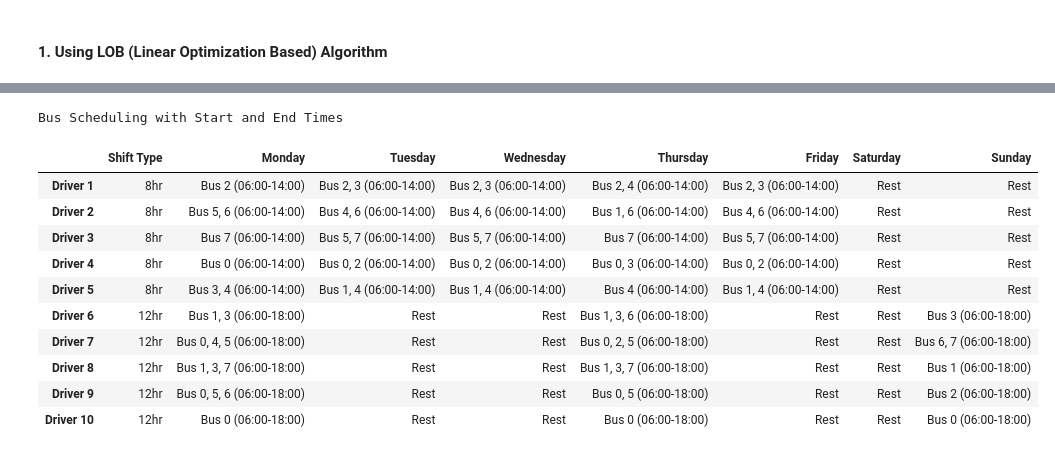
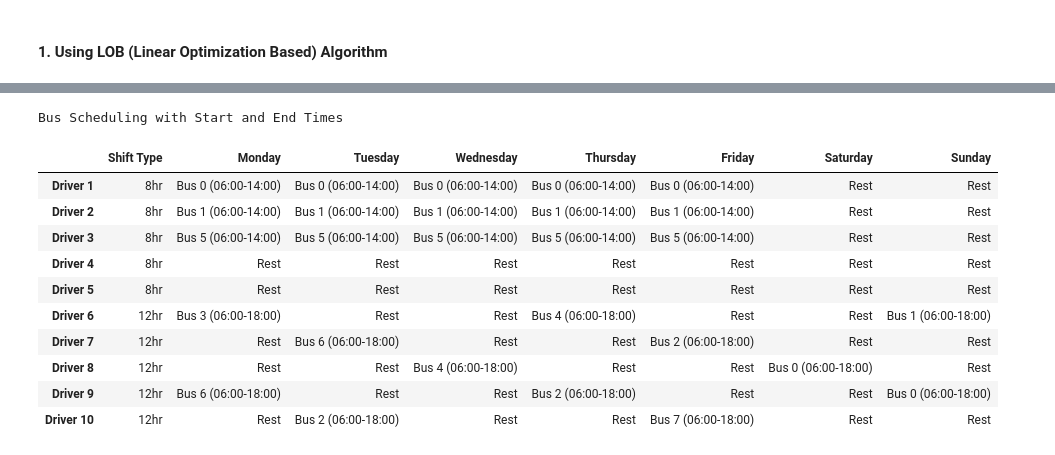
Before and after one commit to KNyathi/Algorithms, a Jupyter notebook: 5 semester/coursework.ipynb, the cells around one changed output, grey strips where cells are left out. Saved outputs shown, nothing was run; the diff lists cells and outputs as text; code cells hidden in the pictures.

```diff
--- a/5 semester/coursework.ipynb
+++ b/5 semester/coursework.ipynb
@@ -5,7 +5,8 @@
 #### 1. Using LOB (Linear Optimization Based) Algorithm
 # %%
 import pulp
-from pulp import LpMinimize, LpProblem, LpVariable, lpSum, LpBinary
+from pulp import LpMinimize, LpProblem, LpVariable, lpSum, LpBinary, LpStatus
+from pulp.apis import PULP_CBC_CMD
 import pandas as pd
 
 # Parameters
@@ -28,13 +29,33 @@ x = LpVariable.dicts(
 
 # Constraints
 
-# 1. Each bus must have at least one driver assigned to every hour of every day
+# 1. Each bus must have one driver assigned to it during each hour of every day,
+# ensuring that drivers are assigned to the same bus for their entire shift.
 for b in range(num_buses):
     for day in days_of_week:
         for t in time_slots:
-            model += lpSum(x[d, b, day, t] for d in range(drivers_count)) >= 1, f"Bus_{b}_Day_{day}_Hour_{t}_Coverage"
+            # Check if a driver is assigned to this bus for this time slot
+            model += lpSum(x[d, b, day, t] for d in range(drivers_count)) <= 1, f"Bus_{b}_Day_{day}_Hour_{t}_Coverage"
 
-# 2. 8-hour drivers work Monday to Friday and rest on weekends, sticking to one bus for the entire week
+# 2. Ensure that if a driver is assigned to a bus at a given time, they stay on that bus
+# for their entire shift duration.
+for d in range(drivers_count):
+    for day in days_of_week:
+        # Determine the shift duration for this driver
+        shift_duration = 8 if d < num_8hr_drivers else 12
+
+        for shift_start in range(0, 24 - shift_duration + 1):  # Loop through possible start times
+            for b in range(num_buses):
+                # If driver `d` is assigned to bus `b` at `shift_start`, they should stay on that bus for the full shift duration
+                if any(x[d, b, day, t].varValue == 1 for t in range(shift_start, shift_start + shift_duration) if t < 24):
+                    # Force the driver to stay on the same bus for the entire shift
+                    for t in range(shift_start, shift_start + shift_duration):
+                        if t < 24:
+                            model += x[d, b, day, t] == 1, f"Driver_{d}_Day_{day}_Shift_{shift_start}_Bus_{b}_Hour_{t}"
+
+
+
+# 3. 8-hour drivers work Monday to Friday and rest on weekends, sticking to one bus for the entire week
 for d in range(num_8hr_drivers):
     for day in days_of_week:
         if day < 5:  # Monday to Friday
@@ -48,29 +69,54 @@ for d in range(num_8hr_drivers):
 for d in range(num_8hr_drivers):
     model += lpSum(x[d, b, 0, 6] for b in range(num_buses)) == 1, print(f"8hr_Driver_{d}_Single_Bus_Assignment")
 
-# 3. 12-hour drivers work 1 day and rest 2 consecutive days
-for d in range(num_8hr_drivers, drivers_count):  # Loop through 12-hour drivers
+# 4. 12-hour drivers work 1 day and rest 2 consecutive days
+for d in range(num_12hr_drivers, drivers_count):  # 12-hour drivers
+    # Determine staggered start day based on driver index
+    start_day = (d - num_12hr_drivers) % 3  # Stagger start days across 3 groups
+
     for day in days_of_week:
-        is_work_day = (day % 3 == 0)  # Work every 3rd day
-        for t in time_slots:
-            if is_work_day:
-                model += lpSum(x[d, b, day, t] for b in range(num_buses)) == 1, f"12hr_Driver_{d}_Day_{day}_Hour_{t}_Work"
-            else:
-                model += lpSum(x[d, b, day, t] for b in range(num_buses)) == 0, f"12hr_Driver_{d}_Day_{day}_Hour_{t}_Rest"
+        if ((day - start_day) % 3 + 3) % 3 == 0:  # Work days depend on staggered start day
+            for b in range(num_buses):
+                # Afternoon Shift (14:00 - 24:00) - work on this later
+                model += lpSum(x[d, b, day, t] for t in range(14, 24)) == 10, f"12hr_Driver_{d}_Day_{day}_Bus_{b}_Afternoon_Shift"
 
-# 4. Drivers cannot work on more than one bus at the same time
+
+                # Night Shift: Continue working (00:00 to 02:00 on the next day)
+                #model += lpSum(x[d, b, (day + 1) % 7, t] for t in range(0, 2)) == 2, f"12hr_Driver_{d}_Day_{(day + 1) % 7}_Bus_{b}_Night_Shift"
+
+                # Night Shift (00:00 - 12:00) on the next day
+                if day < 6:  # Ensure we don't exceed Sunday
+                    model += lpSum(x[d, b, day + 1, t] for t in range(0, 12)) == 12, f"12hr_Driver_{d}_Day_{day+1}_Bus_{b}_Night_Shift"
+        else:  # Rest days for drivers
+            model += lpSum(x[d, b, day, t] for b in range(num_buses) for t in time_slots) == 0, f"12hr_Driver_{d}_Rest_Day_{day}"
+
+# 5. Drivers cannot work on more than one bus at the same time
 for d in range(drivers_count):
     for day in days_of_week:
         for t in time_slots:
             model += lpSum(x[d, b, day, t] for b in range(num_buses)) <= 1, f"Driver_{d}_Day_{day}_Hour_{t}_Single_Bus"
 
+# 6. Ensure compact shifts for each driver (driver continuity on buses)
+for d in range(drivers_count):
+    for day in days_of_week:
+        for b in range(num_buses):
+            for t in time_slots[:-1]:  # Exclude the last time slot to prevent overflow
+                # Ensure no gap between consecutive hour assignments for a driver
+                model += x[d, b, day, t + 1] >= x[d, b, day, t], f"Driver_{d}_Bus_{b}_Day_{day}_Continuity_{t}"
+
 # Objective: Minimize the number of active drivers (if needed)
 model += lpSum(x[d, b, day, t] for d in range(drivers_count)
                for b in range(num_buses) for day in days_of_week for t in time_slots), "MinimizeDrivers"
 
+
 # Solve the model
-model.solve(pulp.PULP_CBC_CMD(msg=0))
+status = model.solve(pulp.PULP_CBC_CMD(msg=1))
 
+# Debugging: Output the solver status
+print(f"Solver status: {LpStatus[status]}")
+
+for v in model.variables():
+    print(f"{v.name}: {v.varValue}")
 # Define shift start times and durations
 shift_start_times = {"8hr": "06:00", "12hr": "06:00"}
 shift_durations = {"8hr": 8, "12hr": 12}
@@ -130,12 +188,12 @@ styled_df
 Bus Scheduling with Start and End Times
 |  | Shift Type | Monday | Tuesday | Wednesday | Thursday | Friday | Saturday | Sunday |
-| Driver 1 | 8hr | Bus 2 (06:00-14:00) | Bus 2, 3 (06:00-14:00) | Bus 2, 3 (06:00-14:00) | Bus 2, 4 (06:00-14:00) | Bus 2, 3 (06:00-14:00) | Rest | Rest |
-| Driver 2 | 8hr | Bus 5, 6 (06:00-14:00) | Bus 4, 6 (06:00-14:00) | Bus 4, 6 (06:00-14:00) | Bus 1, 6 (06:00-14:00) | Bus 4, 6 (06:00-14:00) | Rest | Rest |
-| Driver 3 | 8hr | Bus 7 (06:00-14:00) | Bus 5, 7 (06:00-14:00) | Bus 5, 7 (06:00-14:00) | Bus 7 (06:00-14:00) | Bus 5, 7 (06:00-14:00) | Rest | Rest |
-| Driver 4 | 8hr | Bus 0 (06:00-14:00) | Bus 0, 2 (06:00-14:00) | Bus 0, 2 (06:00-14:00) | Bus 0, 3 (06:00-14:00) | Bus 0, 2 (06:00-14:00) | Rest | Rest |
-| Driver 5 | 8hr | Bus 3, 4 (06:00-14:00) | Bus 1, 4 (06:00-14:00) | Bus 1, 4 (06:00-14:00) | Bus 4 (06:00-14:00) | Bus 1, 4 (06:00-14:00) | Rest | Rest |
-| Driver 6 | 12hr | Bus 1, 3 (06:00-18:00) | Rest | Rest | Bus 1, 3, 6 (06:00-18:00) | Rest | Rest | Bus 3 (06:00-18:00) |
-| Driver 7 | 12hr | Bus 0, 4, 5 (06:00-18:00) | Rest | Rest | Bus 0, 2, 5 (06:00-18:00) | Rest | Rest | Bus 6, 7 (06:00-18:00) |
-| Driver 8 | 12hr | Bus 1, 3, 7 (06:00-18:00) | Rest | Rest | Bus 1, 3, 7 (06:00-18:00) | Rest | Rest | Bus 1 (06:00-18:00) |
-| Driver 9 | 12hr | Bus 0, 5, 6 (06:00-18:00) | Rest | Rest | Bus 0, 5 (06:00-18:00) | Rest | Rest | Bus 2 (06:00-18:00) |
-| Driver 10 | 12hr | Bus 0 (06:00-18:00) | Rest | Rest | Bus 0 (06:00-18:00) | Rest | Rest | Bus 0 (06:00-18:00) |
+| Driver 1 | 8hr | Bus 0 (06:00-14:00) | Bus 0 (06:00-14:00) | Bus 0 (06:00-14:00) | Bus 0 (06:00-14:00) | Bus 0 (06:00-14:00) | Rest | Rest |
+| Driver 2 | 8hr | Bus 1 (06:00-14:00) | Bus 1 (06:00-14:00) | Bus 1 (06:00-14:00) | Bus 1 (06:00-14:00) | Bus 1 (06:00-14:00) | Rest | Rest |
+| Driver 3 | 8hr | Bus 5 (06:00-14:00) | Bus 5 (06:00-14:00) | Bus 5 (06:00-14:00) | Bus 5 (06:00-14:00) | Bus 5 (06:00-14:00) | Rest | Rest |
+| Driver 4 | 8hr | Rest | Rest | Rest | Rest | Rest | Rest | Rest |
+| Driver 5 | 8hr | Rest | Rest | Rest | Rest | Rest | Rest | Rest |
+| Driver 6 | 12hr | Bus 3 (06:00-18:00) | Rest | Rest | Bus 4 (06:00-18:00) | Rest | Rest | Bus 1 (06:00-18:00) |
+| Driver 7 | 12hr | Rest | Bus 6 (06:00-18:00) | Rest | Rest | Bus 2 (06:00-18:00) | Rest | Rest |
+| Driver 8 | 12hr | Rest | Rest | Bus 4 (06:00-18:00) | Rest | Rest | Bus 0 (06:00-18:00) | Rest |
+| Driver 9 | 12hr | Bus 6 (06:00-18:00) | Rest | Rest | Bus 2 (06:00-18:00) | Rest | Rest | Bus 0 (06:00-18:00) |
+| Driver 10 | 12hr | Rest | Bus 2 (06:00-18:00) | Rest | Rest | Bus 7 (06:00-18:00) | Rest | Rest |
```
Also changed, not shown: parts of 3 cells of this notebook, 1 other file.
